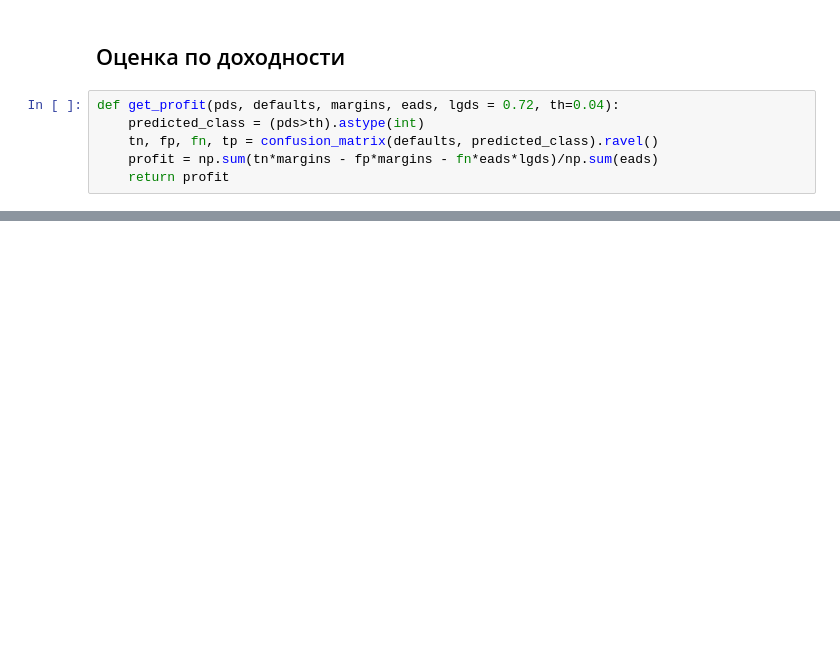
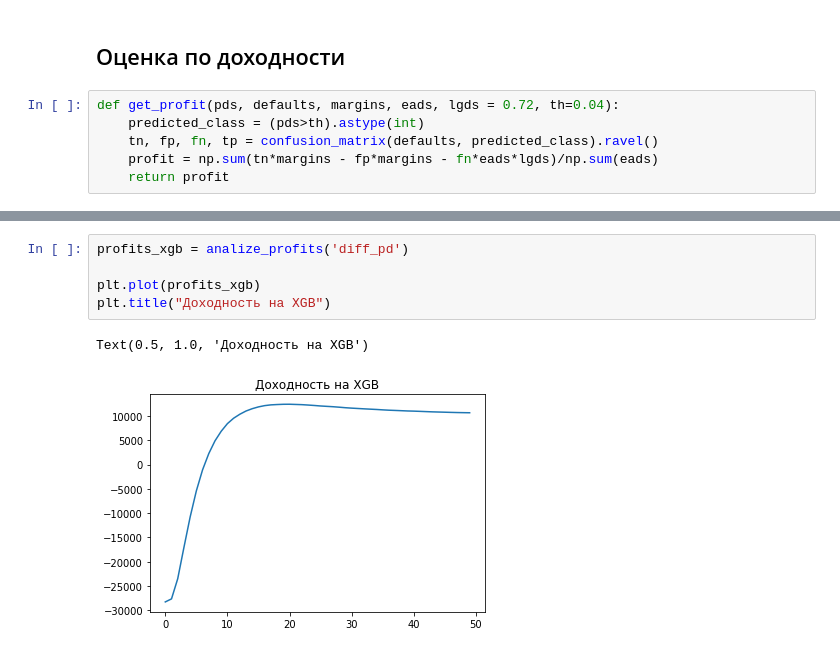
Before and after one commit to YanaSemenenya/INTERPRETATOR, a Jupyter notebook: Examples/Economic_effect_estimation.ipynb, the cells around one changed output, grey strips where cells are left out. Cells and saved outputs as stored; diff of their text form; blank space fills up the shorter version.

```diff
--- a/Examples/Economic_effect_estimation.ipynb
+++ b/Examples/Economic_effect_estimation.ipynb
@@ -459 +526,9 @@ Text(0.5, 1.0, 'Доходность на LGBM')
+# %%
+profits_xgb = analize_profits('diff_pd')
+
+plt.plot(profits_xgb)
+plt.title("Доходность на XGB")
+# %% [output]
+Text(0.5, 1.0, 'Доходность на XGB')
+[figure, added]
 # %%
```
Also changed, not shown: parts of 31 cells of this notebook.
